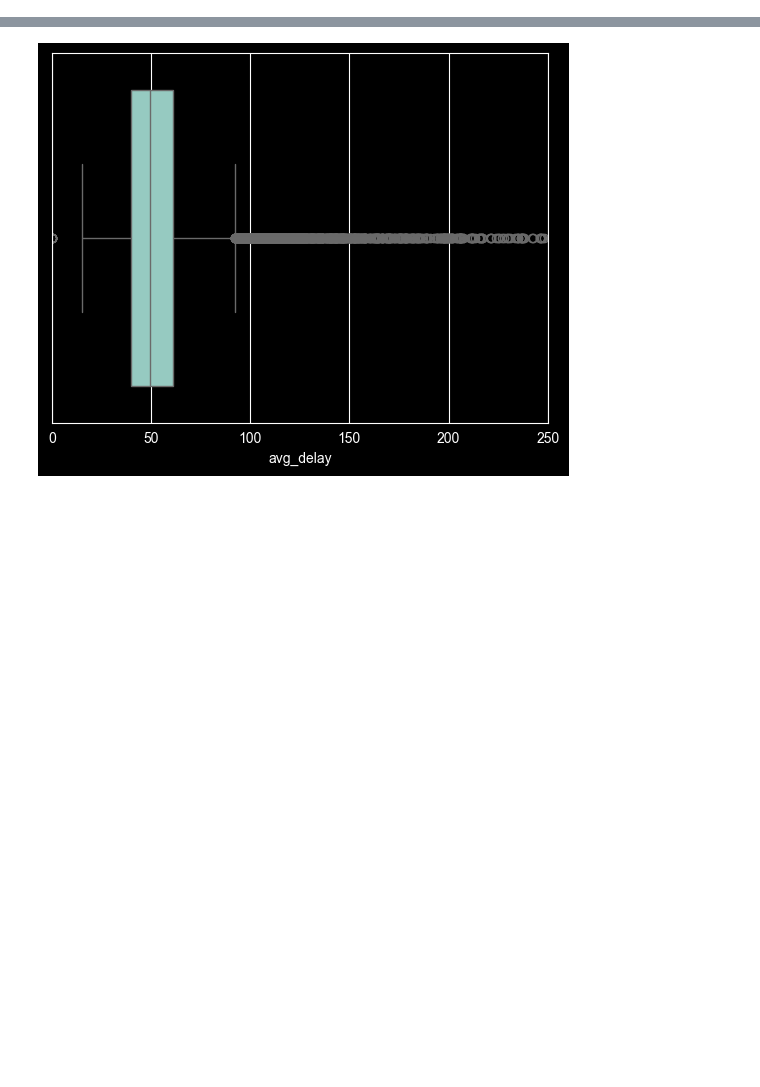
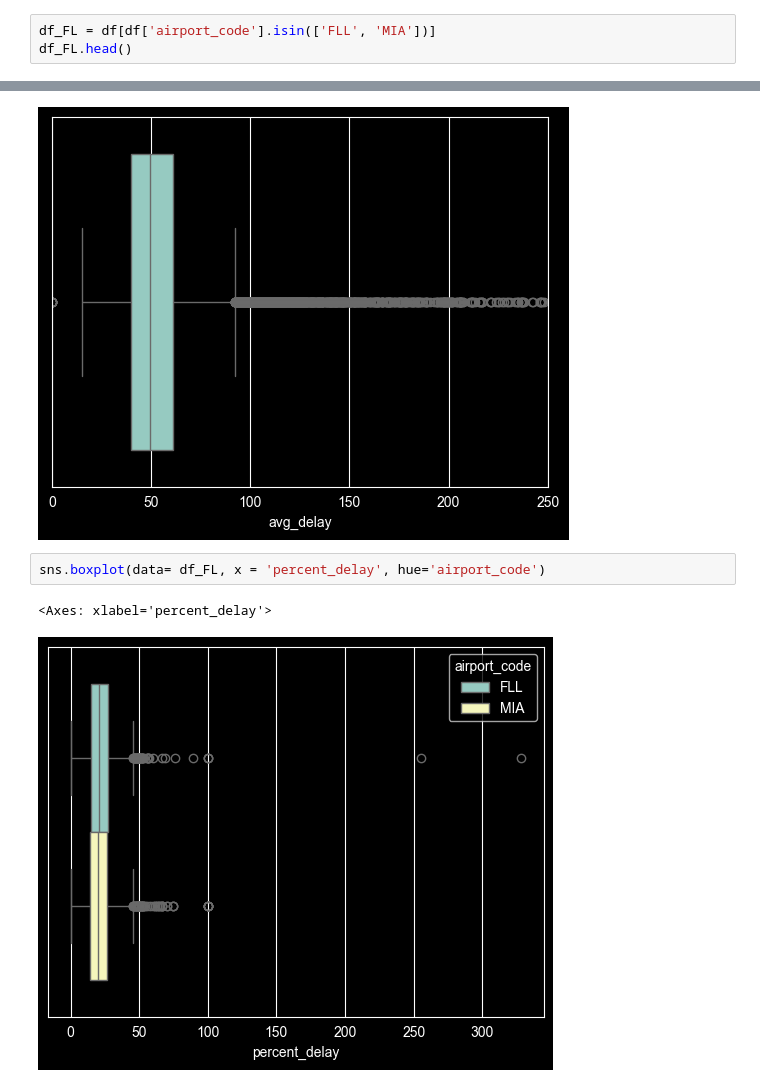
Before and after one commit to srlevine02-lab/FAU_Semester_Project, a Jupyter notebook: airline.ipynb, the cells around one changed output, grey strips where cells are left out. Saved outputs shown, nothing was run; the diff lists cells and outputs as text; blank space fills up the shorter version.

```diff
--- a/airline.ipynb
+++ b/airline.ipynb
@@ -207,0 +200,3 @@ df_jetblue.head()
+# %%
+df_FL = df[df['airport_code'].isin(['FLL', 'MIA'])]
+df_FL.head()
@@ -246,3 +260,8 @@ plt.xlim(0,250)
 plt.show()
 # %% [output]
 [figure]
+# %%
+sns.boxplot(data= df_FL, x = 'percent_delay', hue='airport_code')
+# %% [output]
+<Axes: xlabel='percent_delay'>
+[figure, added]
```
Also changed, not shown: parts of 6 cells of this notebook.
